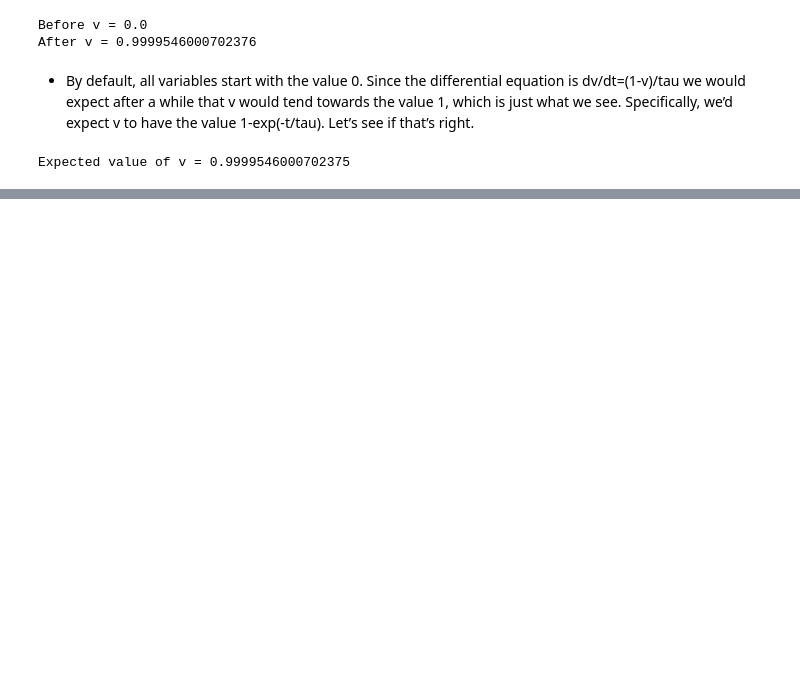
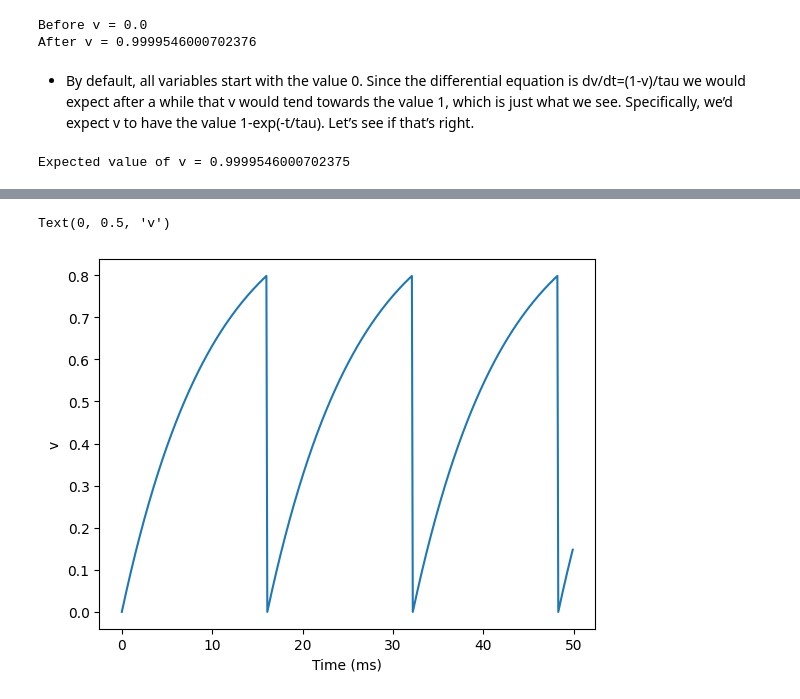
Before and after one commit to HyunsuLee/neural_dynamic_tutorial, a Jupyter notebook: brian_tutorial/Part_1_neurons.ipynb, the cells around one changed output, grey strips where cells are left out. Saved outputs shown, nothing was run; the diff lists cells and outputs as text; code cells hidden in the pictures; blank space fills up the shorter version.

```diff
--- a/brian_tutorial/Part_1_neurons.ipynb
+++ b/brian_tutorial/Part_1_neurons.ipynb
@@ -88,0 +134,18 @@ Expected value of v = 0.9999546000702375
+# %%
+start_scope()
+
+tau = 10*ms
+eqs = '''
+dv/dt = (1-v)/tau : 1
+'''
+
+G = NeuronGroup(1, eqs, threshold='v>0.8', reset='v = 0', method='exact')
+# set threshold to 0.8 and reset to 0
+M = StateMonitor(G, 'v', record=0)
+run(50*ms)
+plot(M.t/ms, M.v[0])
+xlabel('Time (ms)')
+ylabel('v')
+# %% [output]
+Text(0, 0.5, 'v')
+[figure, added]
```
Also changed, not shown: parts of 19 cells of this notebook.
